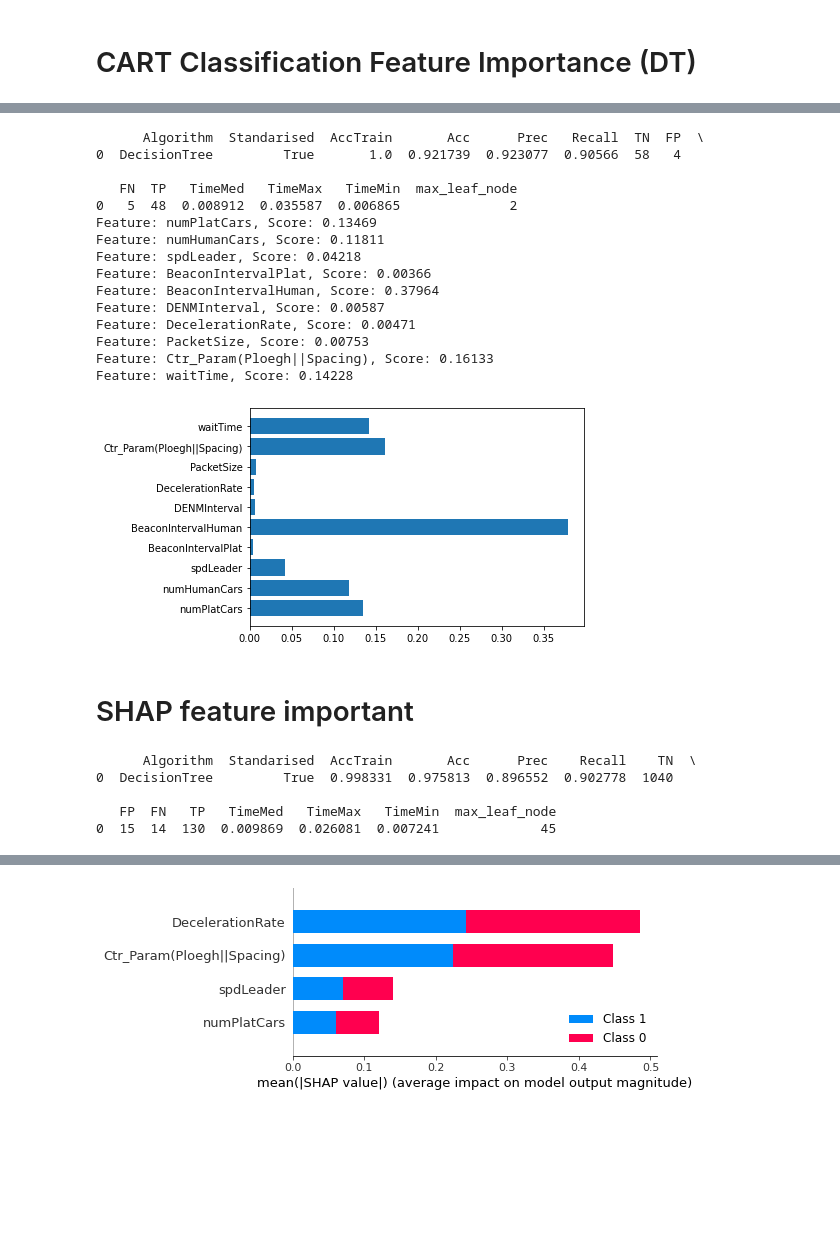
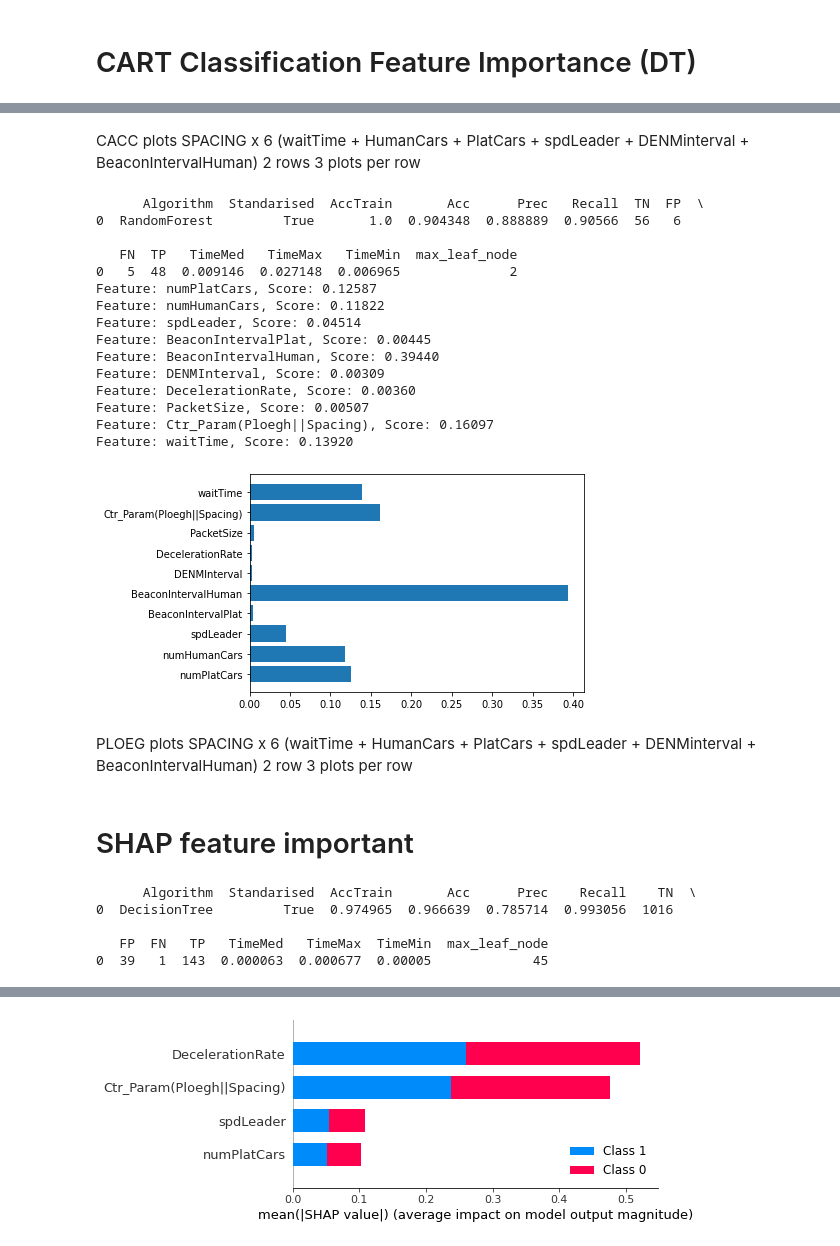
Before and after one commit to Gorospe/PredictCollision, a Jupyter notebook: src/FeatureImportance_truncated.ipynb, the cells around one changed output, grey strips where cells are left out. Saved outputs shown, nothing was run; the diff lists cells and outputs as text; code cells hidden in the pictures; blank space fills up the shorter version.

```diff
--- a/src/FeatureImportance_truncated.ipynb
+++ b/src/FeatureImportance_truncated.ipynb
@@ -45,20 +44,20 @@ def test_dec_tree_ploeg(X_train, y_train, X_test, y_test, X_train_std, X_test_st
     leafs = 2
     column_names = ['Algorithm', 'Standarised', 'AccTrain', 'Acc', 'Prec', 'Recall', 'TN', 'FP', 'FN', 'TP', 'TimeMed', 'TimeMax', 'TimeMin', 'max_leaf_node']
     dt = RandomForestClassifier(class_weight="balanced").fit(X_train, y_train)
-    print(cls.algor(dt, X_train_std, y_train, X_test_std, y_test, 'DecisionTree', True, column_names, [leafs]))
+    print(cls.algor(dt, X_train_std, y_train, X_test_std, y_test, 'RandomForest', True, column_names, [leafs]))
     return dt
 
 def test_dec_tree_cacc(X_train, y_train, X_test, y_test, X_train_std, X_test_std):
     leafs = 8#5
     column_names = ['Algorithm', 'Standarised', 'AccTrain', 'Acc', 'Prec', 'Recall', 'TN', 'FP', 'FN', 'TP', 'TimeMed', 'TimeMax', 'TimeMin', 'max_leaf_node']
     dt = RandomForestClassifier(class_weight="balanced").fit(X_train, y_train)
-    print(cls.algor(dt, X_train_std, y_train, X_test_std, y_test, 'DecisionTree', True, column_names, [leafs]))
+    print(cls.algor(dt, X_train_std, y_train, X_test_std, y_test, 'RandomForest', True, column_names, [leafs]))
     return dt
 
 def test_dec_tree_acc(X_train, y_train, X_test, y_test, X_train_std, X_test_std):
     leafs = 45
     column_names = ['Algorithm', 'Standarised', 'AccTrain', 'Acc', 'Prec', 'Recall', 'TN', 'FP', 'FN', 'TP', 'TimeMed', 'TimeMax', 'TimeMin', 'max_leaf_node']
-    dt = RandomForestClassifier(class_weight="balanced").fit(X_train, y_train)
+    dt = DecisionTreeClassifier(class_weight="balanced", max_leaf_nodes=leafs).fit(X_train_std, y_train)
     print(cls.algor(dt, X_train_std, y_train, X_test_std, y_test, 'DecisionTree', True, column_names, [leafs]))
     return dt
 # %% [markdown]
@@ -114,3 +117,7 @@ Feature: waitTime, Score: 0.16196
+# %% [markdown]
+CACC plots
+SPACING x 6 (waitTime + HumanCars + PlatCars + spdLeader + DENMinterval + BeaconIntervalHuman)
+2 rows 3 plots per row
 # %%
 dt = cls.test_algorithms(X_ploeg, y_ploeg, test_dec_tree_ploeg)
 
@@ -123,21 +130,25 @@ plt.barh(f_names, importance)
 plt.show()
 # %% [output]
       Algorithm  Standarised  AccTrain       Acc      Prec   Recall  TN  FP  \
-0  DecisionTree         True       1.0  0.921739  0.923077  0.90566  58   4
+0  RandomForest         True       1.0  0.904348  0.888889  0.90566  56   6
 
    FN  TP   TimeMed   TimeMax   TimeMin  max_leaf_node
-0   5  48  0.008912  0.035587  0.006865              2
-Feature: numPlatCars, Score: 0.13469
-Feature: numHumanCars, Score: 0.11811
-Feature: spdLeader, Score: 0.04218
-Feature: BeaconIntervalPlat, Score: 0.00366
-Feature: BeaconIntervalHuman, Score: 0.37964
-Feature: DENMInterval, Score: 0.00587
-Feature: DecelerationRate, Score: 0.00471
-Feature: PacketSize, Score: 0.00753
-Feature: Ctr_Param(Ploegh||Spacing), Score: 0.16133
-Feature: waitTime, Score: 0.14228
+0   5  48  0.009146  0.027148  0.006965              2
+Feature: numPlatCars, Score: 0.12587
+Feature: numHumanCars, Score: 0.11822
+Feature: spdLeader, Score: 0.04514
+Feature: BeaconIntervalPlat, Score: 0.00445
+Feature: BeaconIntervalHuman, Score: 0.39440
+Feature: DENMInterval, Score: 0.00309
+Feature: DecelerationRate, Score: 0.00360
+Feature: PacketSize, Score: 0.00507
+Feature: Ctr_Param(Ploegh||Spacing), Score: 0.16097
+Feature: waitTime, Score: 0.13920
-[figure, old version]
+[figure, new version]
+# %% [markdown]
+PLOEG plots
+SPACING x 6 (waitTime + HumanCars + PlatCars + spdLeader + DENMinterval + BeaconIntervalHuman)
+2 row 3 plots per row
 # %% [markdown]
 # SHAP feature important
 # %%
@@ -162,15 +173,15 @@ def shap_calc(X, y, func_train, feat_names):
     # visualize the first prediction's explanation
     #shap.plots.bar(shap_values)
 
-    return dt
+    return dt, X_train_std, y_train, X_test_std, y_test
 # %%
-dt = shap_calc(X_acc, y_acc, test_dec_tree_acc, f_names_acc)
+dt, X_train, y_train, X_test, y_test = shap_calc(X_acc, y_acc, test_dec_tree_acc, f_names_acc)
 # %% [output]
       Algorithm  Standarised  AccTrain       Acc      Prec    Recall    TN  \
-0  DecisionTree         True  0.998331  0.975813  0.896552  0.902778  1040
+0  DecisionTree         True  0.974965  0.966639  0.785714  0.993056  1016
 
-   FP  FN   TP   TimeMed   TimeMax   TimeMin  max_leaf_node
-0  15  14  130  0.009869  0.026081  0.007241             45
+   FP  FN   TP   TimeMed   TimeMax  TimeMin  max_leaf_node
+0  39   1  143  0.000063  0.000677  0.00005             45
 [interactive output not drawn]
-[figure, old version]
+[figure, new version]
 # %%
```
Also changed, not shown: parts of 14 cells of this notebook, 1 other file.
